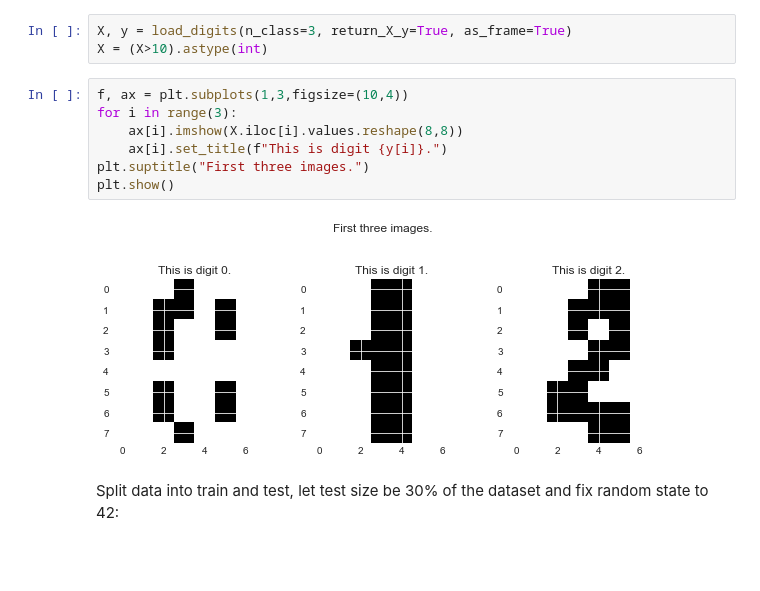
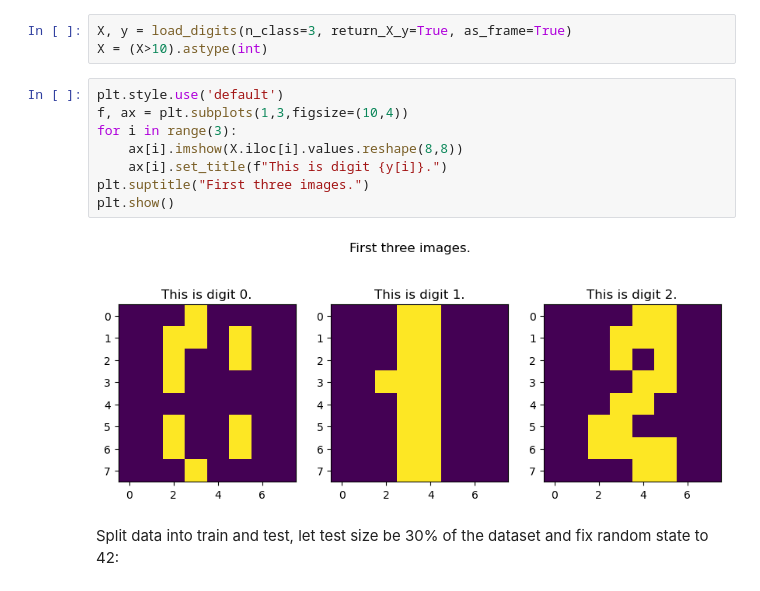
Before and after one commit to Kriikle/ml-intro, a Jupyter notebook: 6_feature_engineering_selection/homework.ipynb, the cells around one changed output. Cells and saved outputs as stored; diff of their text form; blank space fills up the shorter version.

```diff
--- a/6_feature_engineering_selection/homework.ipynb
+++ b/6_feature_engineering_selection/homework.ipynb
@@ -305,14 +352,15 @@ Let us also find out to which parts of an image there's no need to look in order
 X, y = load_digits(n_class=3, return_X_y=True, as_frame=True)
 X = (X>10).astype(int)
 # %%
+plt.style.use('default')
 f, ax = plt.subplots(1,3,figsize=(10,4))
 for i in range(3):
     ax[i].imshow(X.iloc[i].values.reshape(8,8))
     ax[i].set_title(f"This is digit {y[i]}.")
 plt.suptitle("First three images.")
 plt.show()
 # %% [output]
-[figure, old version]
+[figure, new version]
 # %% [markdown]
 Split data into train and test, let test size be 30% of the dataset and fix random state to 42:
 # %%
```
Also changed, not shown: parts of 7 cells of this notebook.
